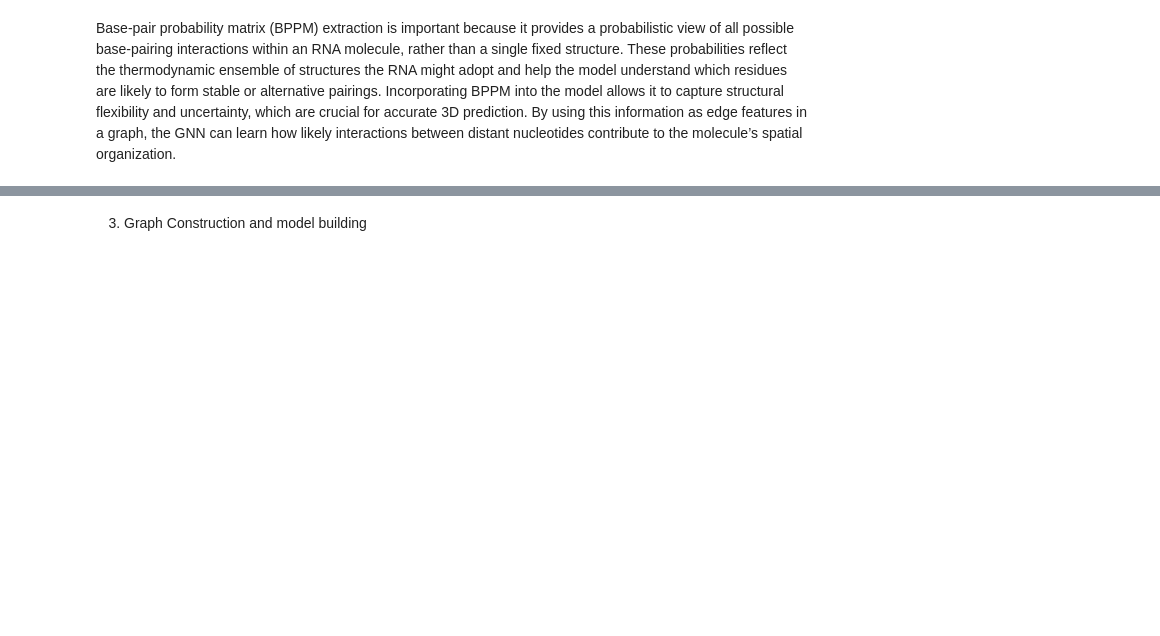
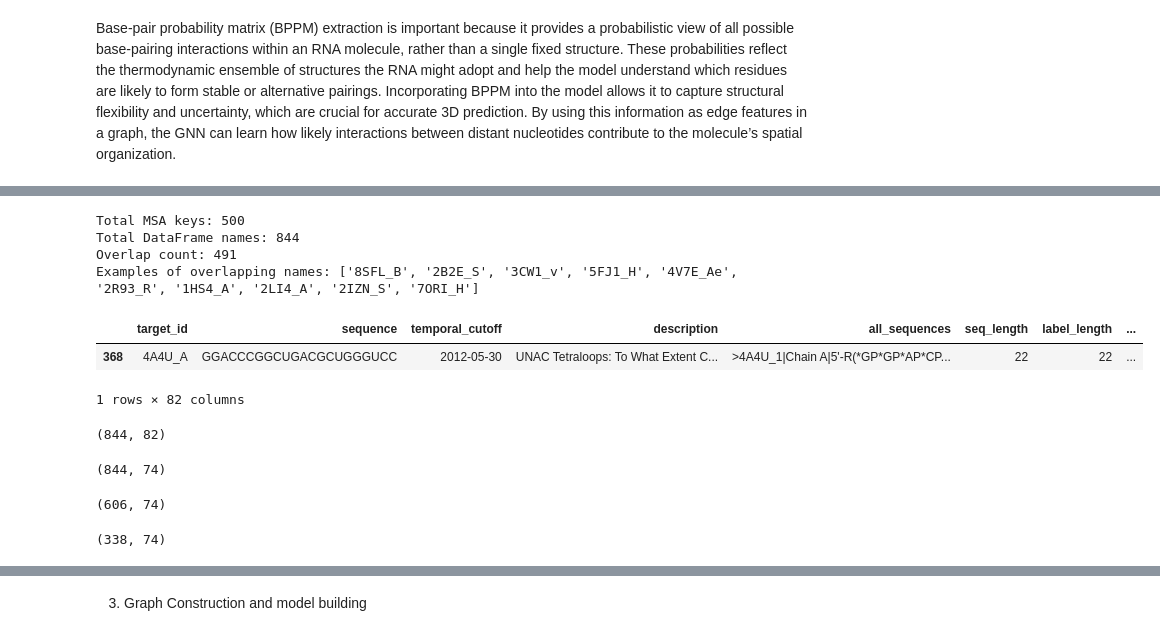
Before and after one commit to shendong124/Springboard, a Jupyter notebook: Capstone03/Capstone 3.ipynb, the cells around one changed output, grey strips where cells are left out. Cells and saved outputs as stored; diff of their text form; code cells hidden in the pictures; blank space fills up the shorter version.

```diff
--- a/Capstone03/Capstone 3.ipynb
+++ b/Capstone03/Capstone 3.ipynb
@@ -384,0 +482,3 @@ train_set_2.head()
+# %%
+msa_folder = "/Users/shendong/Desktop/Springboard_local/stanford-rna-3d-folding/MSA"
+msa_features = process_msa_folder(msa_folder)
@@ -384,0 +503,3 @@ train_set_2.head()
+# %%
+with open("/Users/shendong/Desktop/Springboard/Capstone03/msa_features_checkpoint.pkl", "rb") as f:
+    msa_features = pickle.load(f)
@@ -384,0 +560,32 @@ train_set_2.head()
+# %%
+#check if the names are the same for the keys of msa_features and
+
+# 1) Extract all dict keys as a set
+msa_keys = set(msa_features.keys())
+
+# 2) Extract all DataFrame names as a set
+df_names = set(train_set_2['target_id'].tolist())
+
+# 3) Compute their intersection
+common_names = msa_keys & df_names
+
+print(f"Total MSA keys: {len(msa_keys)}")
+print(f"Total DataFrame names: {len(df_names)}")
+print(f"Overlap count: {len(common_names)}")
+print("Examples of overlapping names:", list(common_names)[:10])
+# %% [output]
+Total MSA keys: 500
+Total DataFrame names: 844
+Overlap count: 491
+Examples of overlapping names: ['8SFL_B', '2B2E_S', '3CW1_v', '5FJ1_H', '4V7E_Ae', '2R93_R', '1HS4_A', '2LI4_A', '2IZN_S', '7ORI_H']
+# %%
+#Extract each sub‐feature into its own column
+train_set_2['entropy']   = train_set_2['target_id'].map(lambda n: msa_features.get(n, {}).get('entropy'))
+train_set_2['pssm']      = train_set_2['target_id'].map(lambda n: msa_features.get(n, {}).get('pssm'))
+train_set_2['mi_matrix'] = train_set_2['target_id'].map(lambda n: msa_features.get(n, {}).get('mi_matrix'))
+# %%
+train_set_2[train_set_2['target_id'] == '4A4U_A']
+# %% [output]
+|  | target_id | sequence | temporal_cutoff | description | all_sequences | seq_length | label_length | ... |
+| 368 | 4A4U_A | GGACCCGGCUGACGCUGGGUCC | 2012-05-30 | UNAC Tetraloops: To What Extent C... | >4A4U_1|Chain A|5'-R(*GP*GP*AP*CP... | 22 | 22 | ... |
+1 rows × 82 columns
@@ -384,0 +594,34 @@ train_set_2.head()
+# %%
+train_set_2.shape
+# %% [output]
+(844, 82)
+# %%
+df = train_set_2.loc[:, ['target_id', "seq_length", "target_coordinates", 'prim_seq','GGG', 'GGU', 'GUG', 'UGC',
+       'GCU', 'CUC', 'UCA', 'CAG', 'AGU', 'GUA', 'UAC', 'ACG', 'CGA', 'GAG',
+       'AGA', 'AGG', 'GGA', 'GAA', 'AAC', 'ACC', 'CCG', 'CGC', 'GCA', 'CAC',
+       'CCC', 'GGC', 'GCG', 'UGG', 'CUA', 'UAG', 'AGC', 'GCC', 'CCA', 'ACU',
+       'CAA', 'AAA', 'AAG', 'CAU', 'GAC', 'CUG', 'UGA', 'GAU', 'AUC', 'GUC',
+       'UCU', 'UAU', 'AUA', 'UAA', 'CUU', 'UUC', 'UCG', 'CGG', 'GUU', 'UUG',
+       'UGU', 'UCC', 'CCU', 'AUG', 'CGU', 'UUA', 'UUU', 'AUU', 'ACA', 'AAU',
+       'structure_vector', 'mfe', 'bppm', 'entropy', 'pssm',
+       'mi_matrix']]
+df.shape
+# %% [output]
+(844, 74)
+# %%
+#Function to check for Nan values in the coordinates
+def has_nan_in_coords(coord_list):
+    arr = np.array(coord_list)
+    return np.isnan(arr).any()
+
+# use the check function above to filter out rows with NAN values from the dataframe
+df = df[~df['target_coordinates'].apply(has_nan_in_coords)]
+df.reset_index(drop=True)
+df.shape
+# %% [output]
+(606, 74)
+# %%
+df = df.dropna(subset=['entropy', 'pssm', 'mi_matrix']).reset_index(drop=True)
+df.shape
+# %% [output]
+(338, 74)
```
Also changed, not shown: parts of 27 cells of this notebook, 2 other files.
